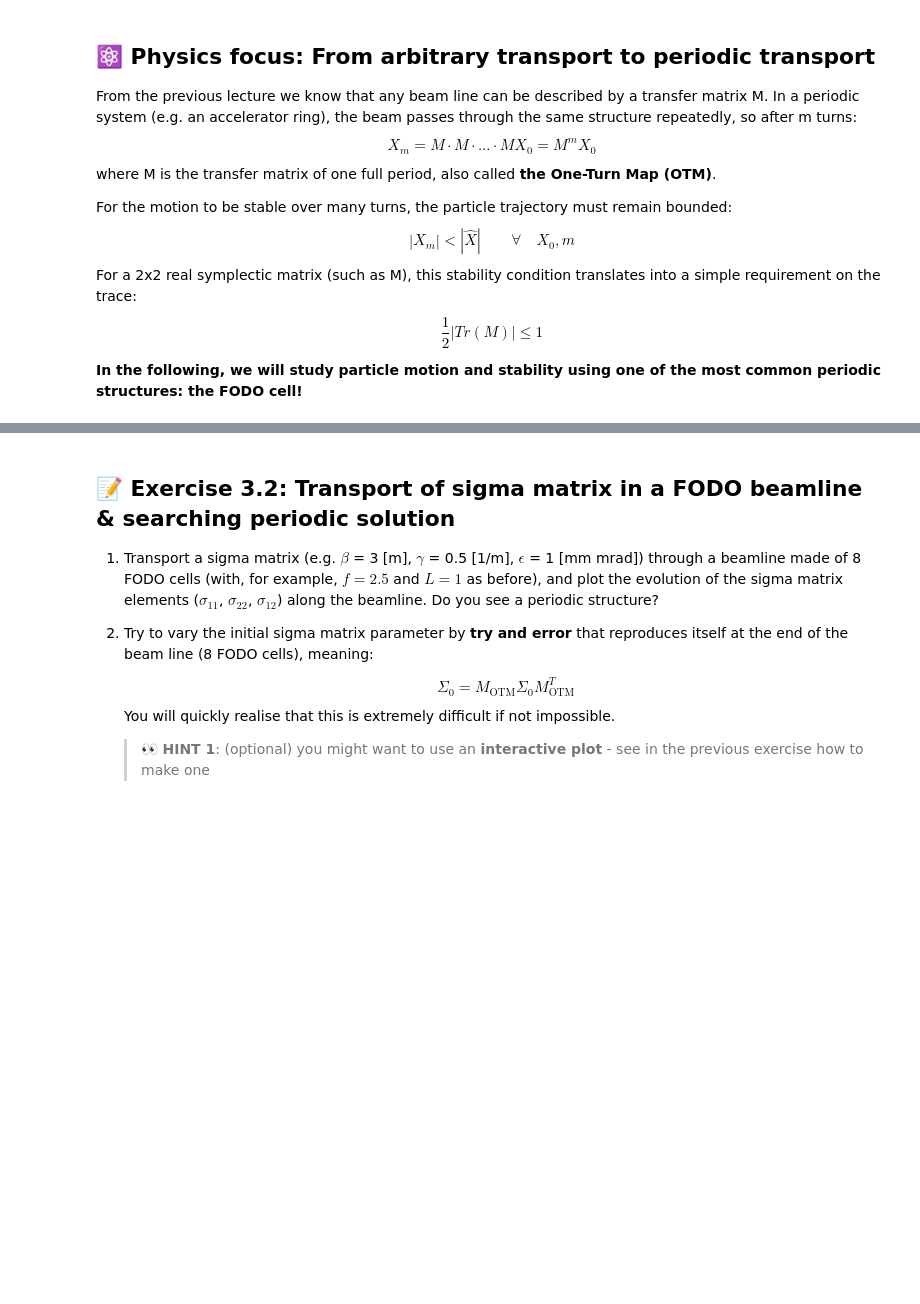
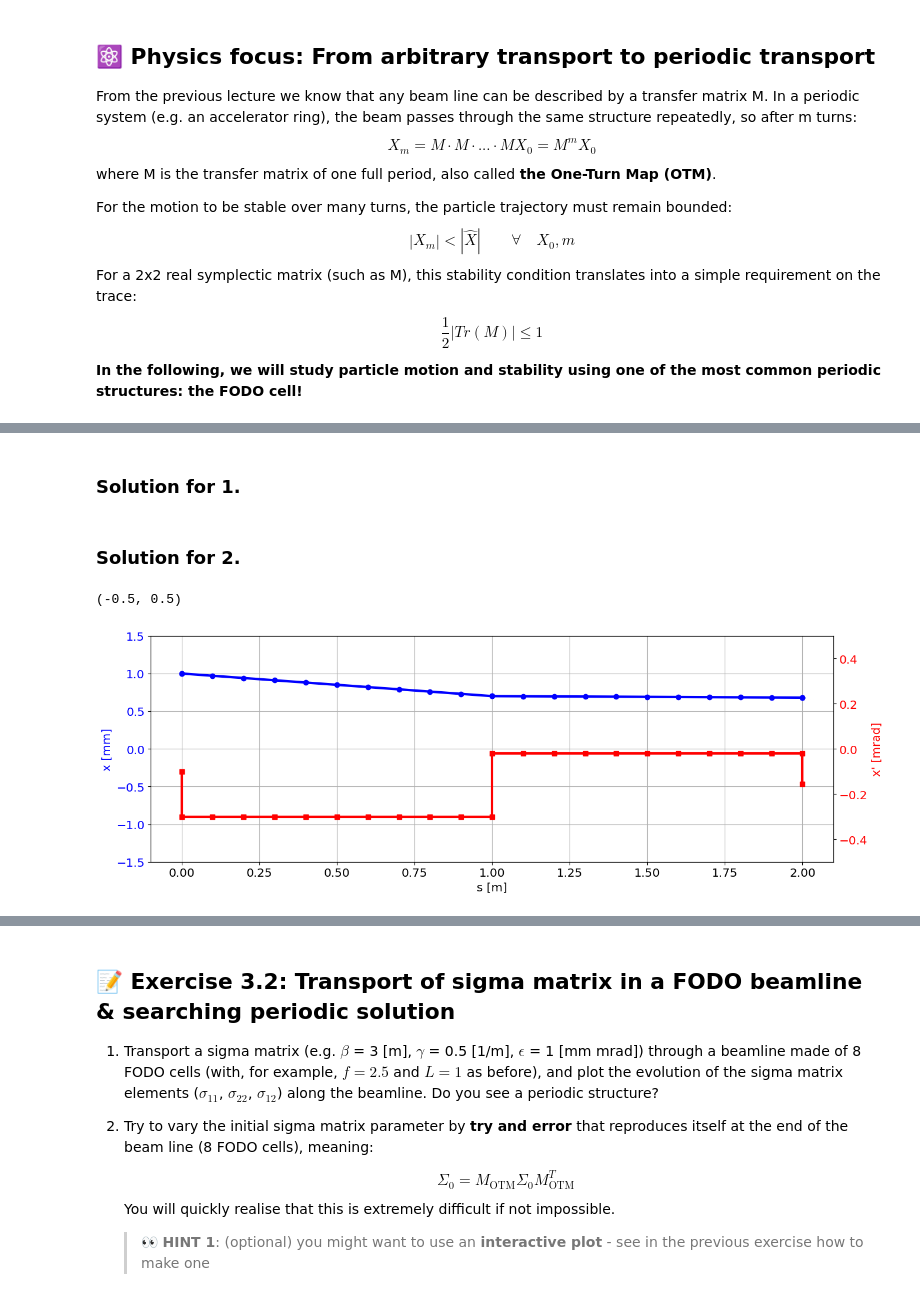
Before and after one commit to cerncas/hands-on-lattice-exercises, a Jupyter notebook: 03_Periodic_Systems.ipynb, the cells around one changed output, grey strips where cells are left out. Saved outputs shown, nothing was run; the diff lists cells and outputs as text; code cells hidden in the pictures; blank space fills up the shorter version.

```diff
--- a/03_Periodic_Systems.ipynb
+++ b/03_Periodic_Systems.ipynb
@@ -118,0 +122,31 @@ The FODO cell is one of the most fundamental lattice topologies. In its simpler
+# %% [markdown]
+### Solution for 1.
+# %%
+f = 2.5
+L = 1
+beamline = Q(2 * f) + 10 * D(L / 10) + Q(-f) + 10 * D(L / 10) + Q(2 * f)
+# %% [markdown]
+### Solution for 2.
+# %%
+X_0 = np.array([ [1],
+                 [-0.1] ])
+
+# do tracking
+transported_particles = transportParticles(X_0, beamline)
+
+# plotting
+plt.plot(transported_particles["s"], transported_particles["x"], "o-b", lw=3)
+plt.grid(True)
+plt.xlabel("s [m]")
+plt.ylabel("x [mm]", color="b")
+plt.tick_params(axis="y", labelcolor="b")
+plt.ylim([-1.5, 1.5])
+
+ax2 = plt.twinx()  # instantiate a second axes that shares the same x-axis
+plt.tick_params(axis="y", labelcolor="r")
+plt.plot(transported_particles["s"], transported_particles["xp"], "s-r", lw=3)
+plt.ylabel("x' [mrad]", color="r")
+plt.ylim([-0.5, 0.5])
+# %% [output]
+(-0.5, 0.5)
+[figure, added]
```
Also changed, not shown: parts of 9 cells of this notebook, 1 other file.
